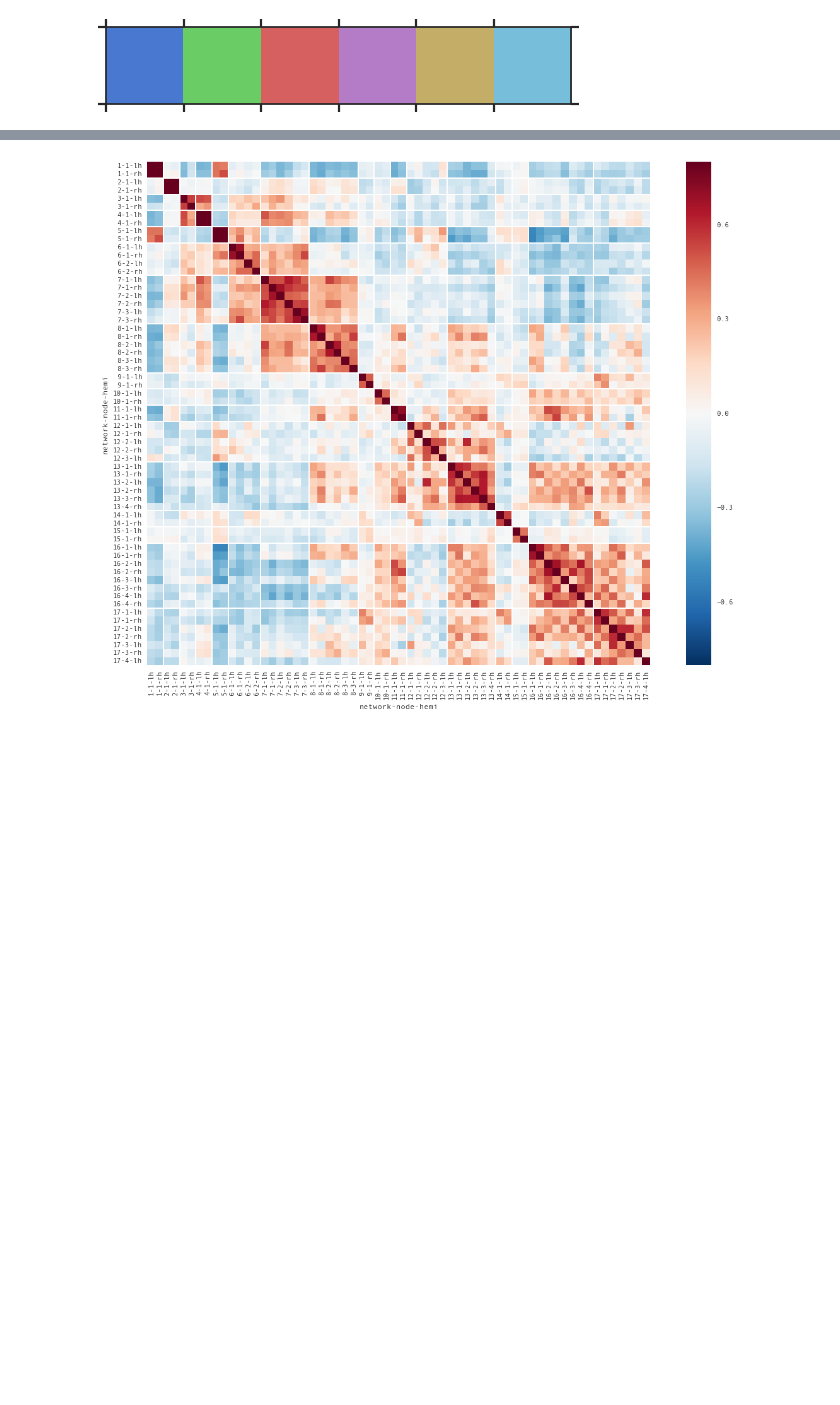
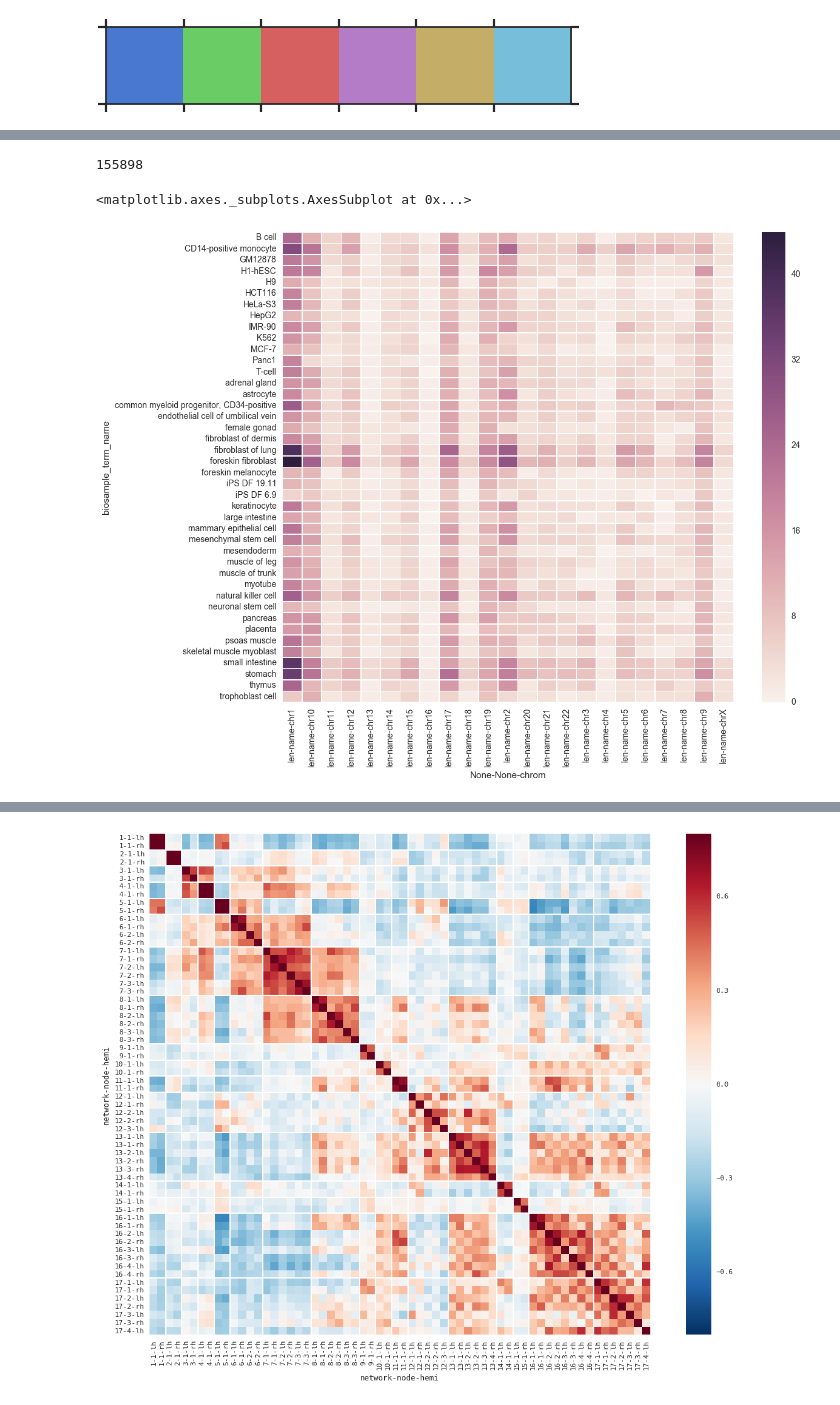
Before and after one commit to mvanzetti/thesis, a Jupyter notebook: notebooks/Descriptive Statistics.ipynb, the cells around one changed output, grey strips where cells are left out. Cells and saved outputs as stored; diff of their text form; code cells hidden in the pictures; blank space fills up the shorter version.

```diff
--- a/notebooks/Descriptive Statistics.ipynb
+++ b/notebooks/Descriptive Statistics.ipynb
@@ -193,0 +331,26 @@ sns.despine(offset=0,trim=True)
+# %%
+#grouped = encode_fantom_df[['FA_name', 'biosample_term_name']].groupby(['FA_name']).agg(['count'])
+encode_fantom_df_ovlp = encode_fantom_df.query("FA_name != '.' & FA_score > 1000")
+pivot = pd.pivot_table(encode_fantom_df_ovlp,index=["chrom"], values=["name"], columns=["biosample_term_name"],aggfunc=[len])
+
+encode_fantom_df_scores = encode_fantom_df.query("FA_name != '.'")
+pivot_scores = pd.pivot_table(encode_fantom_df_ovlp,index=["biosample_term_name"], values=["FA_score"], columns=["chrom"],aggfunc=[np.sum])
+# %%
+encode_fantom_df_ovlp.size
+# %% [output]
+155898
+# %%
+pivot = pivot.fillna(0)
+pivot_scores = pivot_scores.fillna(0)
+# %%
+import matplotlib.pyplot as plt
+%matplotlib inline
+import seaborn as sns
+sns.set()
+
+# Draw a heatmap with the numeric values in each cell
+fig, ax = plt.subplots(figsize=(12,10))
+sns.heatmap(pivot, annot=False, linewidths=.5, ax=ax)
+# %% [output]
+<matplotlib.axes._subplots.AxesSubplot at 0x...>
+[figure, added]
```
Also changed, not shown: parts of 15 cells of this notebook.
